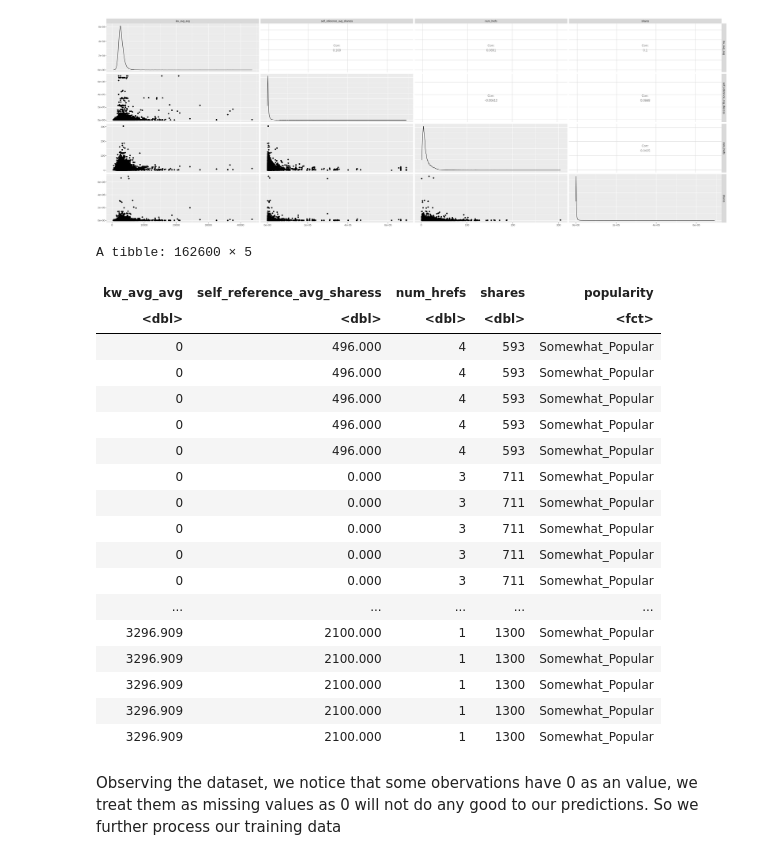
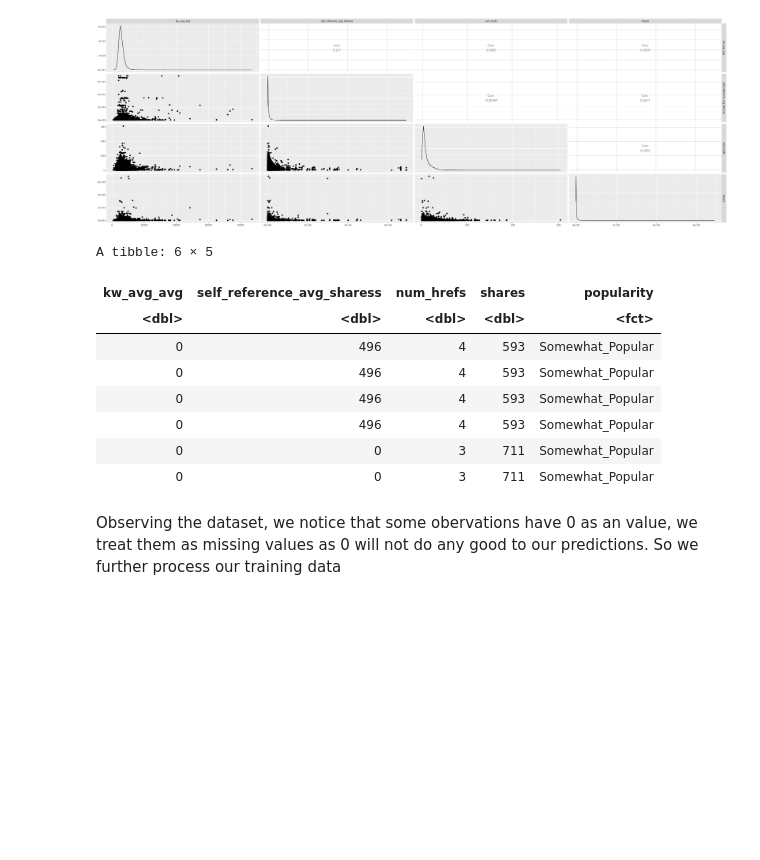
Before and after one commit to nkoda/DSCI100Project, a Jupyter notebook: Project.ipynb, the cells around one changed output. Saved outputs shown, nothing was run; the diff lists cells and outputs as text; code cells hidden in the pictures; blank space fills up the shorter version.

```diff
--- a/Project.ipynb
+++ b/Project.ipynb
@@ -163,27 +186,17 @@ training_set %>% select(kw_avg_avg, self_reference_avg_sharess, num_hrefs, share
 # %%
 tran_predictors = training_set %>% select(kw_avg_avg, self_reference_avg_sharess,
                                           num_hrefs, shares, popularity)
-tran_predictors
+head(tran_predictors)
 # %% [output]
-A tibble: 162600 × 5
+A tibble: 6 × 5
 | kw_avg_avg | self_reference_avg_sharess | num_hrefs | shares | popularity |
 | <dbl> | <dbl> | <dbl> | <dbl> | <fct> |
-| 0 | 496.000 | 4 | 593 | Somewhat_Popular |
-| 0 | 496.000 | 4 | 593 | Somewhat_Popular |
-| 0 | 496.000 | 4 | 593 | Somewhat_Popular |
-| 0 | 496.000 | 4 | 593 | Somewhat_Popular |
-| 0 | 496.000 | 4 | 593 | Somewhat_Popular |
-| 0 | 0.000 | 3 | 711 | Somewhat_Popular |
-| 0 | 0.000 | 3 | 711 | Somewhat_Popular |
-| 0 | 0.000 | 3 | 711 | Somewhat_Popular |
-| 0 | 0.000 | 3 | 711 | Somewhat_Popular |
-| 0 | 0.000 | 3 | 711 | Somewhat_Popular |
-| ... | ... | ... | ... | ... |
-| 3296.909 | 2100.000 | 1 | 1300 | Somewhat_Popular |
-| 3296.909 | 2100.000 | 1 | 1300 | Somewhat_Popular |
-| 3296.909 | 2100.000 | 1 | 1300 | Somewhat_Popular |
-| 3296.909 | 2100.000 | 1 | 1300 | Somewhat_Popular |
-| 3296.909 | 2100.000 | 1 | 1300 | Somewhat_Popular |
+| 0 | 496 | 4 | 593 | Somewhat_Popular |
+| 0 | 496 | 4 | 593 | Somewhat_Popular |
+| 0 | 496 | 4 | 593 | Somewhat_Popular |
+| 0 | 496 | 4 | 593 | Somewhat_Popular |
+| 0 | 0 | 3 | 711 | Somewhat_Popular |
+| 0 | 0 | 3 | 711 | Somewhat_Popular |
 # %% [markdown]
 Observing the dataset, we notice that some obervations have 0 as an value, we treat them as missing values as 0 will not do any good to our predictions. So we further process our training data
 # %%
```
Also changed, not shown: parts of 33 cells of this notebook.
